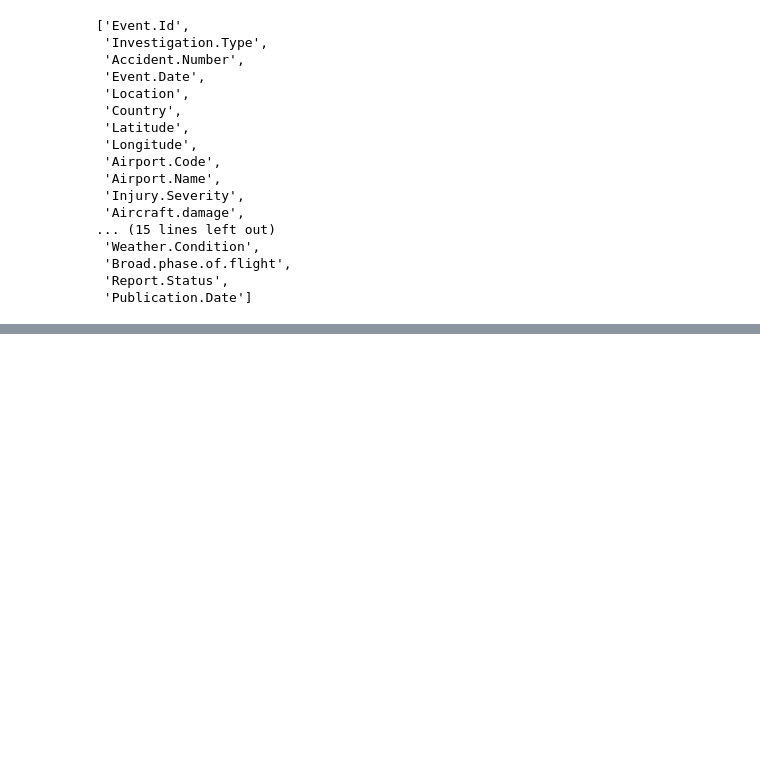
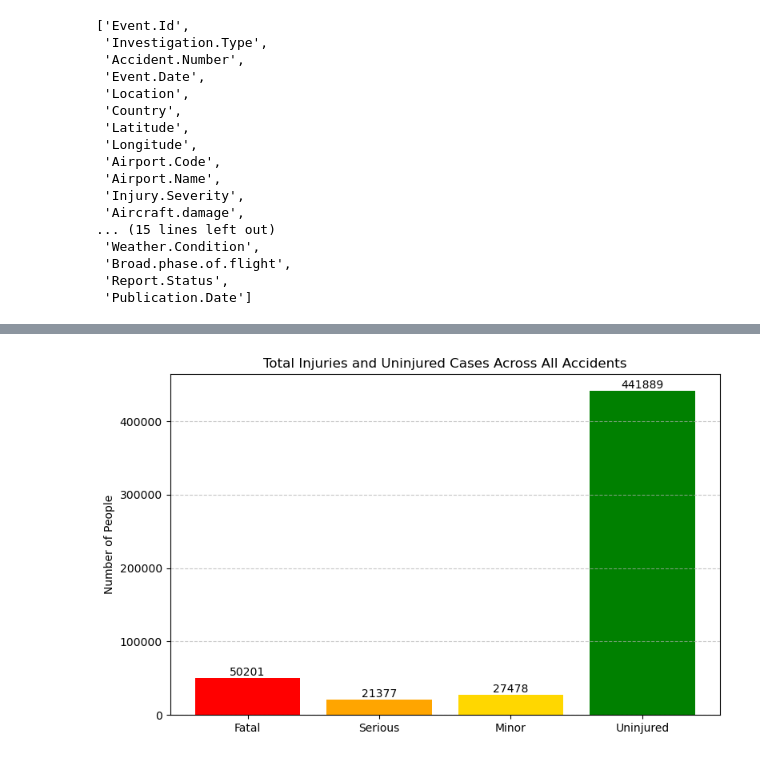
Before and after one commit to leejay-glitch/Aircraft-risk-analysis, a Jupyter notebook: notebook/Aircrat_analysis.ipynb, the cells around one changed output, grey strips where cells are left out. Saved outputs shown, nothing was run; the diff lists cells and outputs as text; code cells hidden in the pictures; blank space fills up the shorter version.

```diff
--- a/notebook/Aircrat_analysis.ipynb
+++ b/notebook/Aircrat_analysis.ipynb
@@ -105,6 +111,7 @@ df.columns.tolist()
 # %%
 columns_to_keep = [
     'Event.Id',
+    'Investigation.Type',
     'Accident.Number',
     'Event.Date',
     'Location',
@@ -276,0 +302,3 @@ dtype: int64
+# %%
+# Change the data type of event.Date into datetime
+df_clean['Event.Date'] = pd.to_datetime(df_clean['Event.Date'])
@@ -276,0 +379,28 @@ dtype: int64
+# %%
+import matplotlib.pyplot as plt
+
+fatal_total = df_clean['Total.Fatal.Injuries'].sum()
+serious_total = df_clean['Total.Serious.Injuries'].sum()
+minor_total = df_clean['Total.Minor.Injuries'].sum()
+uninjured_total = df_clean['Total.Uninjured'].sum()
+
+# Injury types and values
+labels = ['Fatal', 'Serious', 'Minor', 'Uninjured']
+values = [fatal_total, serious_total, minor_total, uninjured_total]
+
+# Plotting
+plt.figure(figsize=(8, 5))
+bars = plt.bar(labels, values, color=['red', 'orange', 'gold', 'green'])
+
+# Add value labels on top of bars
+for bar in bars:
+    yval = bar.get_height()
+    plt.text(bar.get_x() + bar.get_width()/2, yval + 100, int(yval), ha='center', va='bottom')
+
+plt.title('Total Injuries and Uninjured Cases Across All Accidents')
+plt.ylabel('Number of People')
+plt.grid(axis='y', linestyle='--', alpha=0.7)
+plt.tight_layout()
+plt.show()
+# %% [output]
+[figure, added]
```
Also changed, not shown: parts of 22 cells of this notebook.
